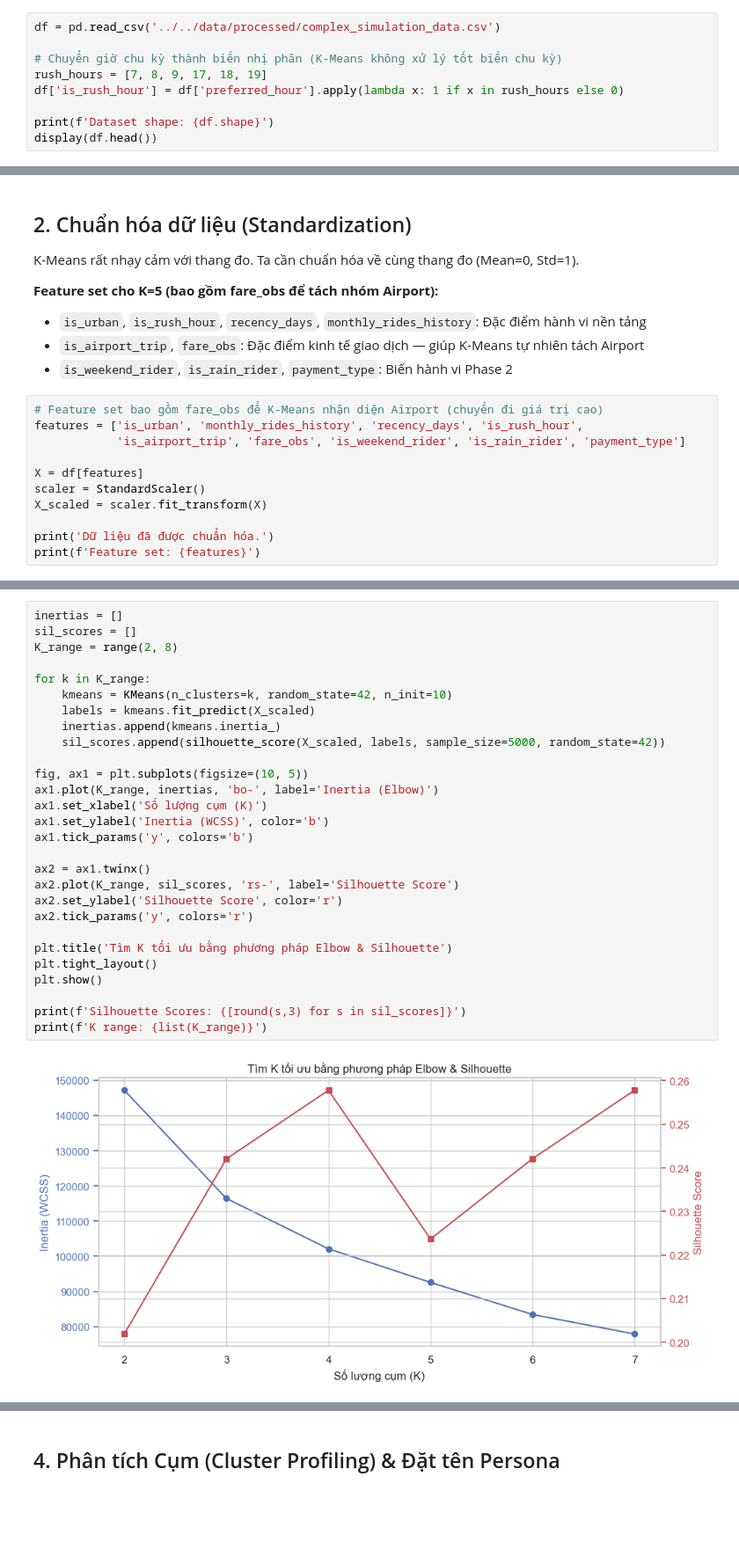
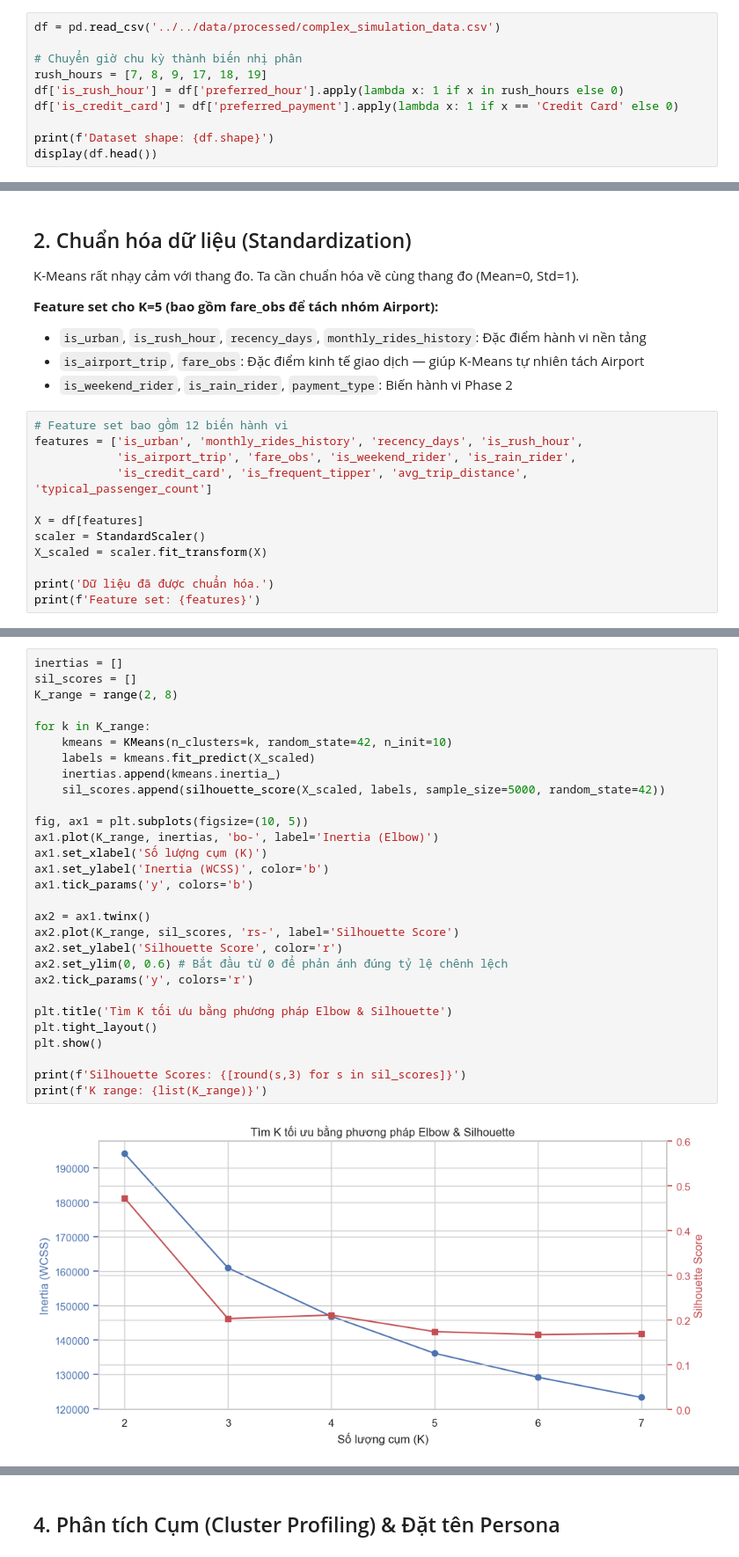
Before and after one commit to thaibuivan/GSM-promotion-experimentation, a Jupyter notebook: notebooks/week3_segmentation/1_user_segmentation.ipynb, the cells around one changed output, grey strips where cells are left out. Shown at 88% size. Drawn from its saved outputs; the diff is of its cells as text; blank space fills up the shorter version.

```diff
--- a/notebooks/week3_segmentation/1_user_segmentation.ipynb
+++ b/notebooks/week3_segmentation/1_user_segmentation.ipynb
@@ -26,9 +26,10 @@ Libraries loaded.
 # %%
 df = pd.read_csv('../../data/processed/complex_simulation_data.csv')
 
-# Chuyển giờ chu kỳ thành biến nhị phân (K-Means không xử lý tốt biến chu kỳ)
+# Chuyển giờ chu kỳ thành biến nhị phân
 rush_hours = [7, 8, 9, 17, 18, 19]
 df['is_rush_hour'] = df['preferred_hour'].apply(lambda x: 1 if x in rush_hours else 0)
+df['is_credit_card'] = df['preferred_payment'].apply(lambda x: 1 if x == 'Credit Card' else 0)
 
 print(f'Dataset shape: {df.shape}')
 display(df.head())
@@ -50,9 +52,10 @@ K-Means rất nhạy cảm với thang đo. Ta cần chuẩn hóa về cùng tha
 - `is_airport_trip`, `fare_obs`: Đặc điểm kinh tế giao dịch — giúp K-Means tự nhiên tách Airport
 - `is_weekend_rider`, `is_rain_rider`, `payment_type`: Biến hành vi Phase 2
 # %%
-# Feature set bao gồm fare_obs để K-Means nhận diện Airport (chuyến đi giá trị cao)
+# Feature set bao gồm 12 biến hành vi
 features = ['is_urban', 'monthly_rides_history', 'recency_days', 'is_rush_hour',
-            'is_airport_trip', 'fare_obs', 'is_weekend_rider', 'is_rain_rider', 'payment_type']
+            'is_airport_trip', 'fare_obs', 'is_weekend_rider', 'is_rain_rider',
+            'is_credit_card', 'is_frequent_tipper', 'avg_trip_distance', 'typical_passenger_count']
 
 X = df[features]
 scaler = StandardScaler()
@@ -70,30 +76,31 @@ Feature set: ['is_urban', 'monthly_rides_history', 'recency_days', 'is_rush_hour
 # %%
 inertias = []
 sil_scores = []
 K_range = range(2, 8)
 
 for k in K_range:
     kmeans = KMeans(n_clusters=k, random_state=42, n_init=10)
     labels = kmeans.fit_predict(X_scaled)
     inertias.append(kmeans.inertia_)
     sil_scores.append(silhouette_score(X_scaled, labels, sample_size=5000, random_state=42))
 
 fig, ax1 = plt.subplots(figsize=(10, 5))
 ax1.plot(K_range, inertias, 'bo-', label='Inertia (Elbow)')
 ax1.set_xlabel('Số lượng cụm (K)')
 ax1.set_ylabel('Inertia (WCSS)', color='b')
 ax1.tick_params('y', colors='b')
 
 ax2 = ax1.twinx()
 ax2.plot(K_range, sil_scores, 'rs-', label='Silhouette Score')
 ax2.set_ylabel('Silhouette Score', color='r')
+ax2.set_ylim(0, 0.6) # Bắt đầu từ 0 để phản ánh đúng tỷ lệ chênh lệch
 ax2.tick_params('y', colors='r')
 
 plt.title('Tìm K tối ưu bằng phương pháp Elbow & Silhouette')
 plt.tight_layout()
 plt.show()
 
 print(f'Silhouette Scores: {[round(s,3) for s in sil_scores]}')
 print(f'K range: {list(K_range)}')
 # %% [output]
-[figure, old version]
+[figure, new version]
```
Also changed, not shown: parts of 12 cells of this notebook, 35 other files.
